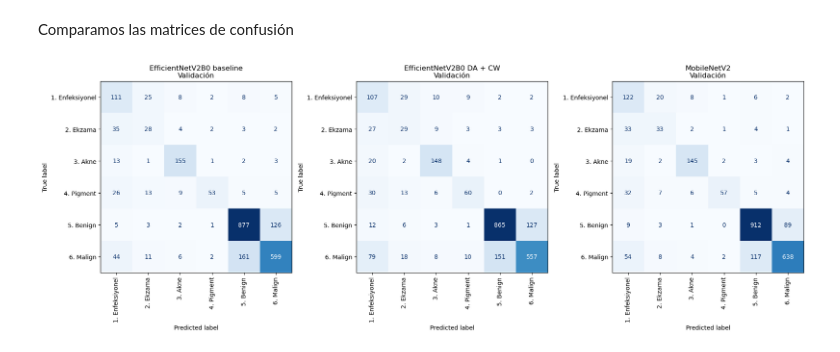
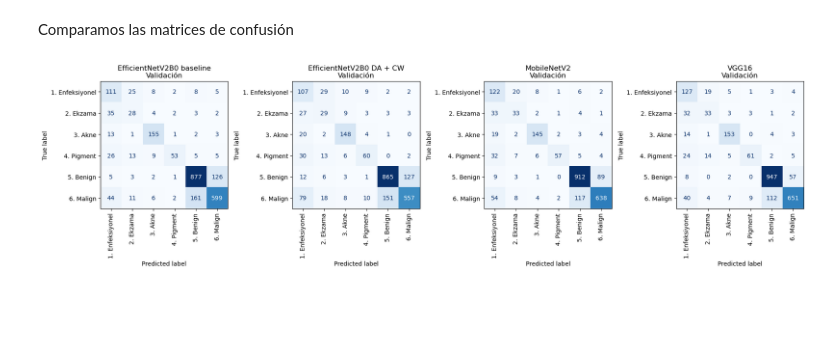
Before and after one commit to grupo5-proyectoBigData/Proyecto, a Jupyter notebook: notebooks/comparativa_experimentos.ipynb, the cells around one changed output. Saved outputs shown, nothing was run; the diff lists cells and outputs as text; code cells hidden in the pictures; blank space fills up the shorter version.

Commit message:
Notebooks entrenamiento VGG16 y comparativas modelos

```diff
--- a/notebooks/comparativa_experimentos.ipynb
+++ b/notebooks/comparativa_experimentos.ipynb
@@ -128,6 +128,9 @@ modelos_a_comparar = {
     ),
     "MobileNetV2": (
         modelos_dir / "mobilenetv2.keras"
+    ),
+    "VGG16": (
+            modelos_dir / "vgg16.keras"
     )
 }
 
@@ -218,7 +221,8 @@ for nombre, ruta in modelos_a_comparar.items():
     identificador = (
     "baseline" if nombre == "EfficientNetV2B0 baseline"
     else "da_cw" if nombre == "EfficientNetV2B0 DA + CW"
-    else "mobilenetv2"
+    else "mobilenetv2" if nombre == "MobileNetV2"
+    else "vgg16"
 )
     pd.DataFrame(informe).T.to_csv(
         resultados_dir / f"informe_{identificador}_val.csv"
@@ -279,30 +284,30 @@ Comparamos las matrices de confusión
 # %%
 import matplotlib.pyplot as plt
 from sklearn.metrics import ConfusionMatrixDisplay
 
-fig, axes = plt.subplots(1, 3, figsize=(18, 6.5))
+fig, axes = plt.subplots(1, len(modelos_a_comparar), figsize=(18, 6.5))
 
 for ax, (nombre, cm) in zip(axes, matrices.items()):
     disp = ConfusionMatrixDisplay(
         confusion_matrix=cm,
         display_labels=class_names,
     )
 
     disp.plot(
         ax=ax,
         xticks_rotation=90,
         cmap="Blues",
         colorbar=False,
         values_format="d",
     )
     ax.set_title(f"{nombre}\nValidación")
 
 plt.tight_layout()
 plt.savefig(
     resultados_dir / "comparativa_matrices.png",
     dpi=300,
     bbox_inches="tight",
 )
 plt.show()
 # %% [output]
-[figure, old version]
+[figure, new version]
```
Also changed, not shown: parts of 1 cell of this notebook, 12 other files.
